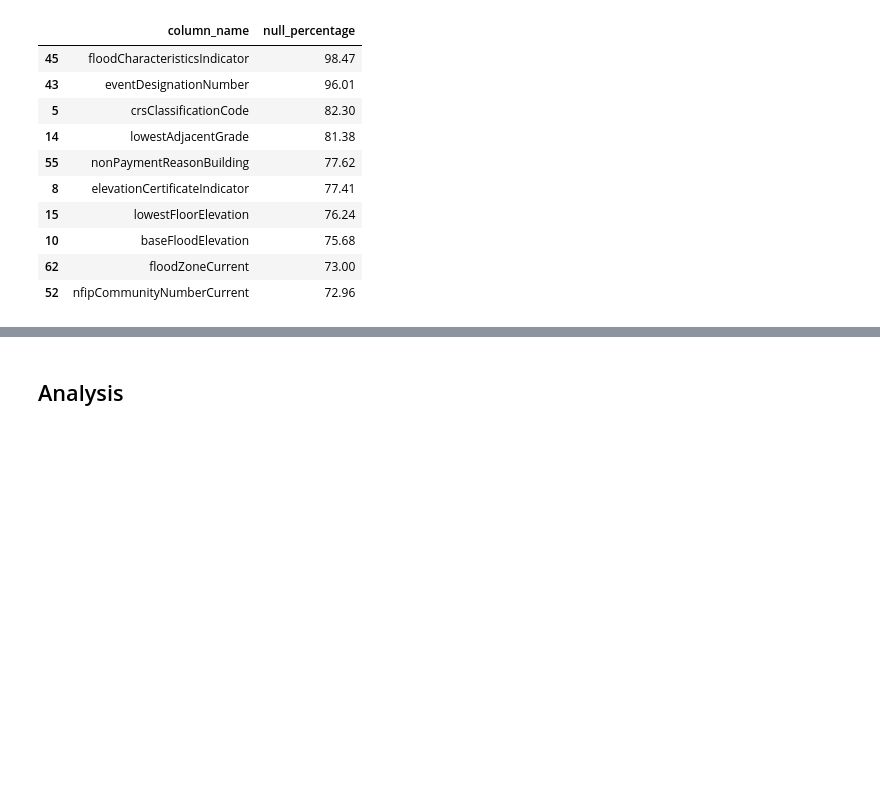
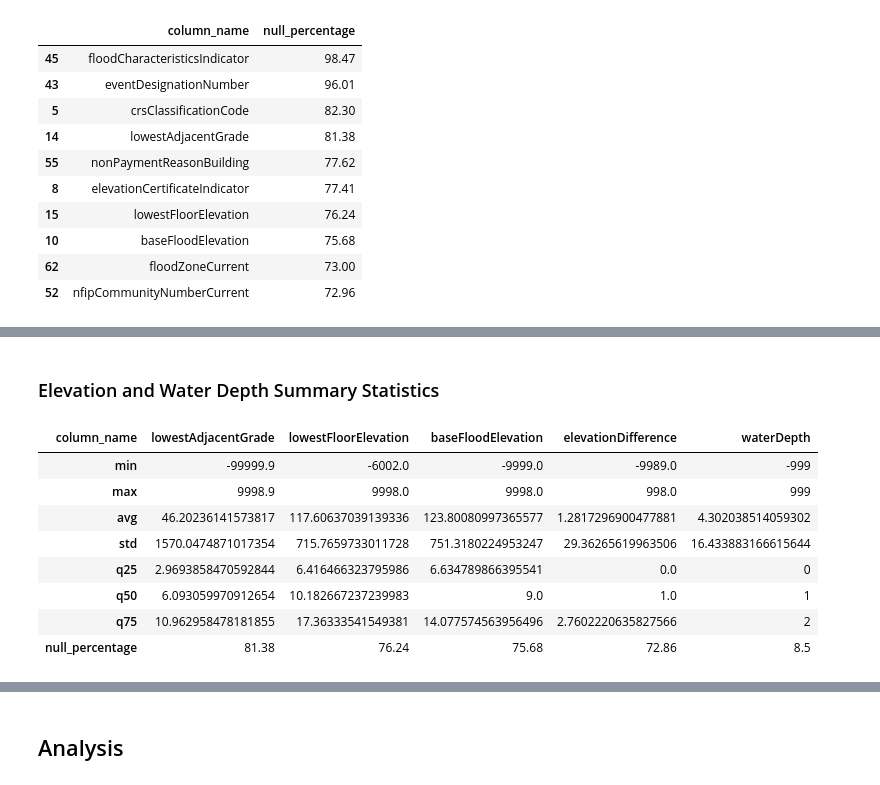
Before and after one commit to mebauer/duckdb-fema-nfip, a Jupyter notebook: analysis.ipynb, the cells around one changed output, grey strips where cells are left out. Cells and saved outputs as stored; diff of their text form; code cells hidden in the pictures; blank space fills up the shorter version.

```diff
--- a/analysis.ipynb
+++ b/analysis.ipynb
@@ -299,0 +357,34 @@ memory usage: 4.9+ KB
+# %% [markdown]
+### Elevation and Water Depth Summary Statistics
+# %%
+# examine summary statisitics on elevation and water depth columns
+col_names = [
+    'lowestAdjacentGrade',
+    'lowestFloorElevation',
+    'baseFloodElevation',
+    'elevationDifference',
+    'waterDepth'
+
+]
+
+cols = [
+    'column_name', 'min', 'max', 'avg', 'std',
+    'q25', 'q50', 'q75', 'null_percentage'
+]
+
+(summarize_df
+ .loc[summarize_df['column_name'].isin(col_names), cols]
+ .set_index('column_name')
+ .reindex(col_names)
+ .T
+)
+# %% [output]
+| column_name | lowestAdjacentGrade | lowestFloorElevation | baseFloodElevation | elevationDifference | waterDepth |
+| min | -99999.9 | -6002.0 | -9999.0 | -9989.0 | -999 |
+| max | 9998.9 | 9998.0 | 9998.0 | 998.0 | 999 |
+| avg | 46.20236141573817 | 117.60637039139336 | 123.80080997365577 | 1.2817296900477881 | 4.302038514059302 |
+| std | 1570.0474871017354 | 715.7659733011728 | 751.3180224953247 | 29.36265619963506 | 16.433883166615644 |
+| q25 | 2.9693858470592844 | 6.416466323795986 | 6.634789866395541 | 0.0 | 0 |
+| q50 | 6.093059970912654 | 10.182667237239983 | 9.0 | 1.0 | 1 |
+| q75 | 10.962958478181855 | 17.36333541549381 | 14.077574563956496 | 2.7602220635827566 | 2 |
+| null_percentage | 81.38 | 76.24 | 75.68 | 72.86 | 8.5 |
```
Also changed, not shown: parts of 36 cells of this notebook.
